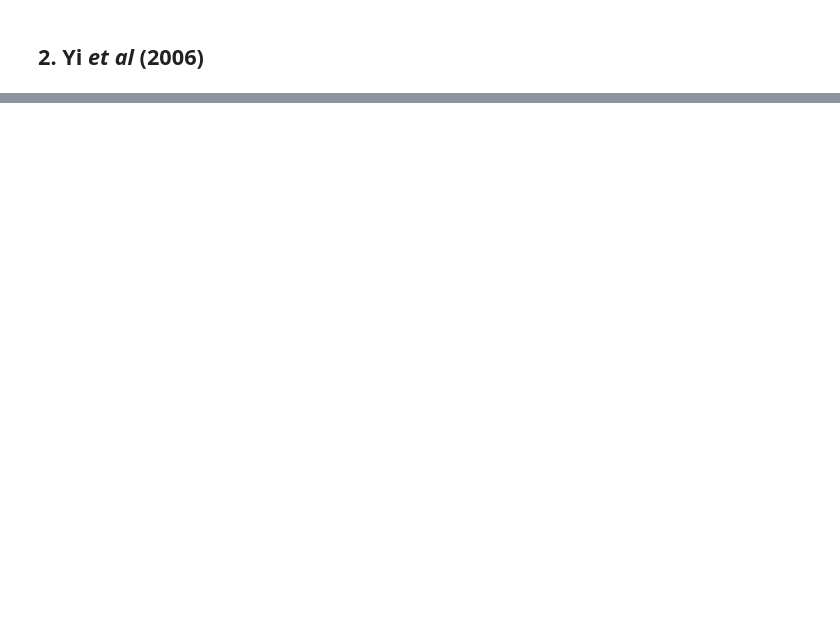
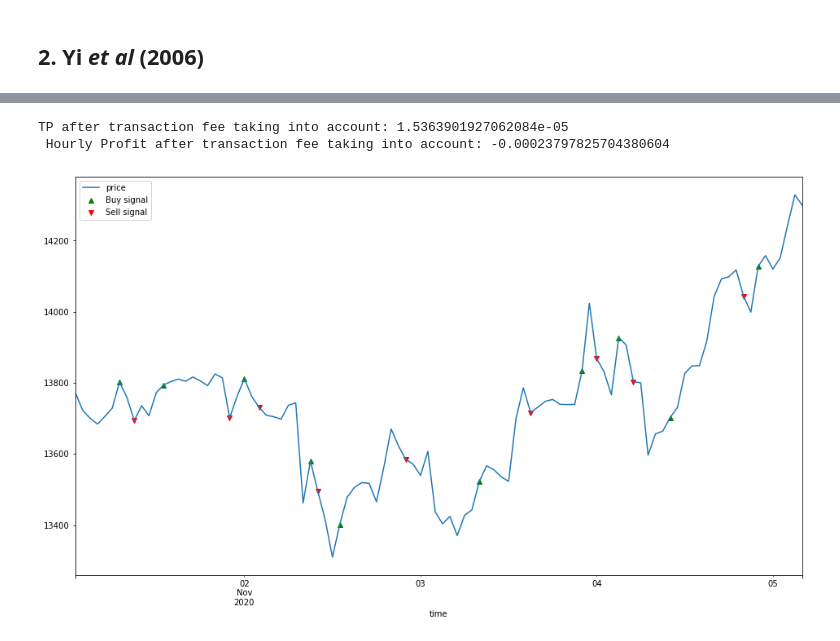
Before and after one commit to type-null/crypto-control, a Jupyter notebook: code/CUSUM4Crypto.ipynb, the cells around one changed output, grey strips where cells are left out. Cells and saved outputs as stored; diff of their text form; code cells hidden in the pictures; blank space fills up the shorter version.

```diff
--- a/code/CUSUM4Crypto.ipynb
+++ b/code/CUSUM4Crypto.ipynb
@@ -118,0 +122,6 @@ np.sum((sellPrice.values-buyPriceEven.values)/buyPriceEven.values)
+# %%
+TPi=[]
+for i,j in zip(buyPriceEven, sellPrice):
+    TPi.append((j/i))
+TP=np.prod(TPi)
+TP
@@ -118,0 +130,19 @@ np.sum((sellPrice.values-buyPriceEven.values)/buyPriceEven.values)
+# %%
+date=[]
+for i in df.index:
+    date.append(i)
+df['date']=date
+
+buyTime = df.loc[df['signal']==1, "date"]
+sellTime = df.loc[df['signal']==-1, "date"]
+buyTimeEven = buyTime[:len(sellTime)]
+
+Di=[]
+for i,j in zip(buyTimeEven, sellTime):
+    Di.append(j-i)
+D=np.sum(Di)
+H = (D.days)*24+ (D.seconds//3600)
+#print("Total Hours:", H)
+
+DP=(TP-1)/H
+print("Hourly Profit before considering transaction fees is:", DP)
@@ -118,0 +154,23 @@ np.sum((sellPrice.values-buyPriceEven.values)/buyPriceEven.values)
+# %%
+## Considering transaction fees:
+alpha=0.005
+TP2=TP*(1-alpha)**(2*len(buyTimeEven))
+DP2=(TP2-1)/H
+print("TP after transaction fee taking into account:", TP2, '\n', "Hourly Profit after transaction fee taking into account:", DP2)
+# %% [output]
+TP after transaction fee taking into account: 1.5363901927062084e-05
+ Hourly Profit after transaction fee taking into account: -0.00023797825704380604
+# %%
+def plotPriceWithSignal(df):
+    # optimze looking later
+    df.loc[:, 'price'].plot()
+    buy = df.loc[df['signal']==1, 'price']
+    plt.scatter(buy.index, buy, c="g", marker="^", label="Buy signal")
+    sell = df.loc[df['signal']==-1, 'price']
+    plt.scatter(sell.index, sell, c="r", marker="v", label="Sell signal")
+    plt.legend(loc='best')
+    plt.show()
+
+plotPriceWithSignal(df.head(100))
+# %% [output]
+[figure, added]
```
Also changed, not shown: parts of 18 cells of this notebook.
